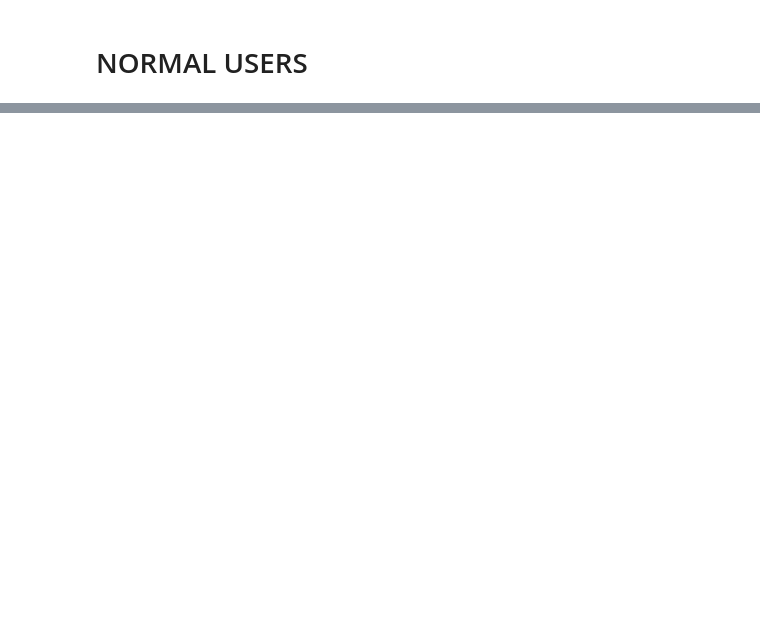
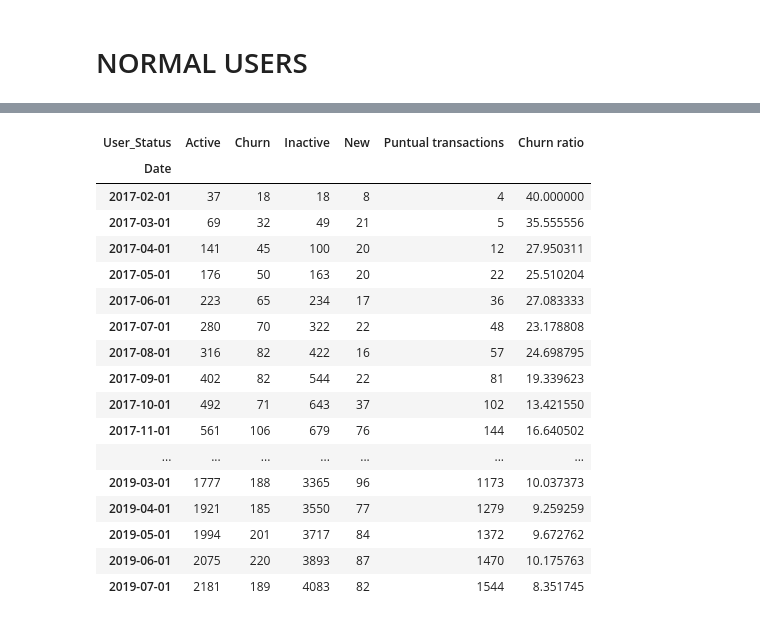
Before and after one commit to carlosdsaez/churn_analysis, a Jupyter notebook: Normal Users Churn Rate.ipynb, the cells around one changed output, grey strips where cells are left out. Saved outputs shown, nothing was run; the diff lists cells and outputs as text; code cells hidden in the pictures; blank space fills up the shorter version.

```diff
--- a/Normal Users Churn Rate.ipynb
+++ b/Normal Users Churn Rate.ipynb
@@ -131,0 +313,2 @@ array(['NORMAL_USER'], dtype=object)
+# %%
+product = product[['Date', 'User_Status']]
@@ -131,0 +345,21 @@ array(['NORMAL_USER'], dtype=object)
+# %%
+product_pivot
+# %% [output]
+| User_Status | Active | Churn | Inactive | New | Puntual transactions | Churn ratio |
+| Date |  |  |  |  |  |  |
+| 2017-02-01 | 37 | 18 | 18 | 8 | 4 | 40.000000 |
+| 2017-03-01 | 69 | 32 | 49 | 21 | 5 | 35.555556 |
+| 2017-04-01 | 141 | 45 | 100 | 20 | 12 | 27.950311 |
+| 2017-05-01 | 176 | 50 | 163 | 20 | 22 | 25.510204 |
+| 2017-06-01 | 223 | 65 | 234 | 17 | 36 | 27.083333 |
+| 2017-07-01 | 280 | 70 | 322 | 22 | 48 | 23.178808 |
+| 2017-08-01 | 316 | 82 | 422 | 16 | 57 | 24.698795 |
+| 2017-09-01 | 402 | 82 | 544 | 22 | 81 | 19.339623 |
+| 2017-10-01 | 492 | 71 | 643 | 37 | 102 | 13.421550 |
+| 2017-11-01 | 561 | 106 | 679 | 76 | 144 | 16.640502 |
+| ... | ... | ... | ... | ... | ... | ... |
+| 2019-03-01 | 1777 | 188 | 3365 | 96 | 1173 | 10.037373 |
+| 2019-04-01 | 1921 | 185 | 3550 | 77 | 1279 | 9.259259 |
+| 2019-05-01 | 1994 | 201 | 3717 | 84 | 1372 | 9.672762 |
+| 2019-06-01 | 2075 | 220 | 3893 | 87 | 1470 | 10.175763 |
+| 2019-07-01 | 2181 | 189 | 4083 | 82 | 1544 | 8.351745 |
```
Also changed, not shown: parts of 46 cells of this notebook, 3 other files.
